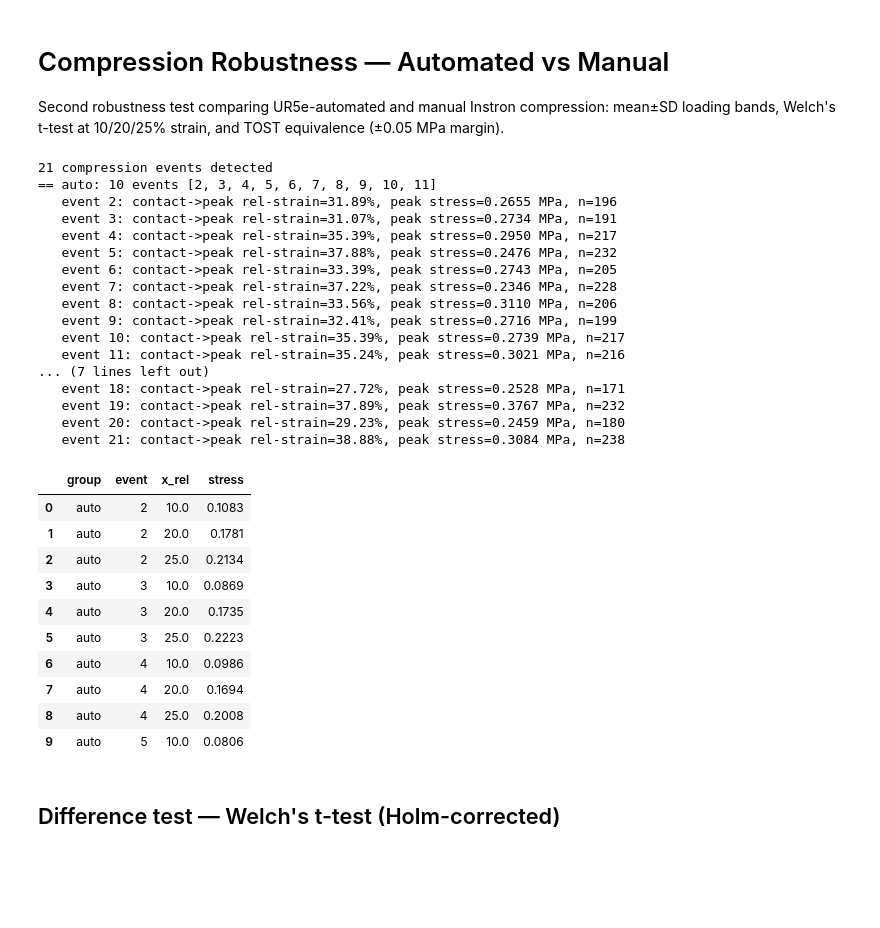
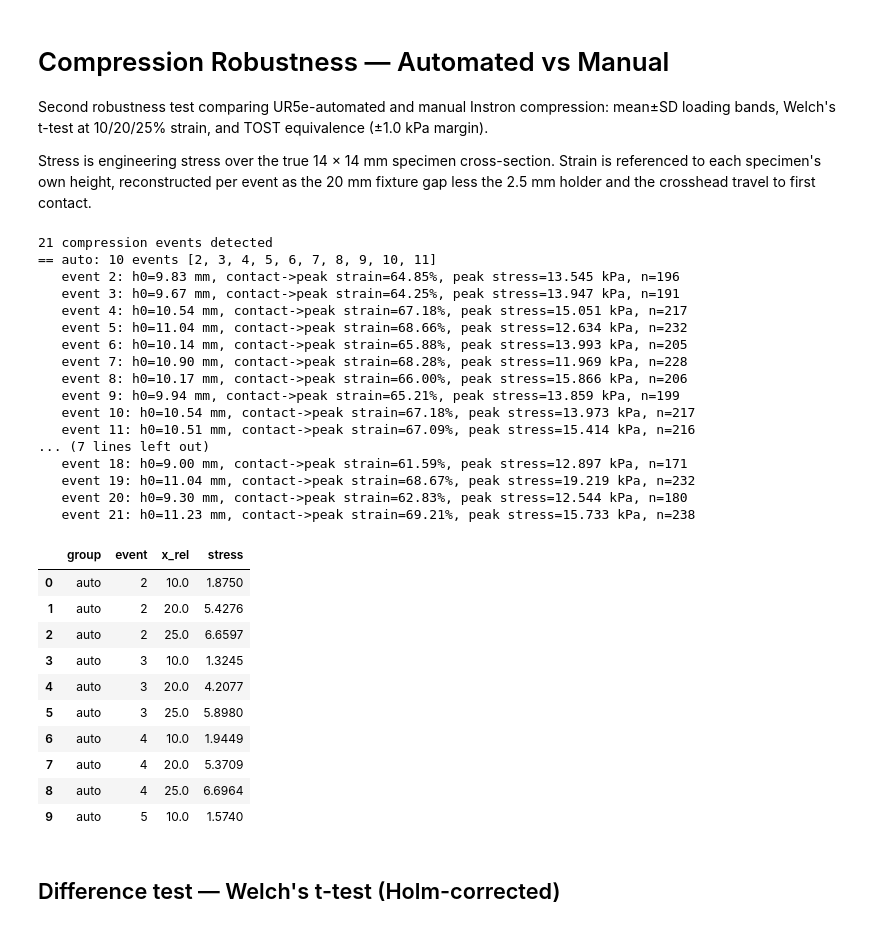
Before and after one commit to tcchung-keeponkeepingon/project_microgreen, a Jupyter notebook: 04_compression_robustness.ipynb, the cells around one changed output. Drawn from its saved outputs; the diff is of its cells as text; code cells hidden in the pictures; blank space fills up the shorter version.

```diff
--- a/04_compression_robustness.ipynb
+++ b/04_compression_robustness.ipynb
@@ -1,7 +1,9 @@
 # %% [markdown]
 # Compression Robustness — Automated vs Manual
 
-Second robustness test comparing UR5e-automated and manual Instron compression: mean±SD loading bands, Welch's t-test at 10/20/25% strain, and TOST equivalence (±0.05 MPa margin).
+Second robustness test comparing UR5e-automated and manual Instron compression: mean±SD loading bands, Welch's t-test at 10/20/25% strain, and TOST equivalence (±1.0 kPa margin).
+
+Stress is engineering stress over the true 14 × 14 mm specimen cross-section. Strain is referenced to each specimen's own height, reconstructed per event as the 20 mm fixture gap less the 2.5 mm holder and the crosshead travel to first contact.
 # %%
 %config InlineBackend.figure_formats = ['svg']
 
@@ -18,12 +20,16 @@ sys.path.insert(0, 'auto_compression')
 from parser import parse_continuous_csv
 from extraction import extract_stress_at_target
 
-DATA_CSV = Path('auto_compression/Robustness Test - Compression (Second Test)(Raw .csv')
+DATA_CSV = Path('auto_compression/Robustness Test - Compression (Second Test).csv')
 PLOT_DIR = Path('plots/compression')
 PLOT_DIR.mkdir(parents=True, exist_ok=True)
 
-CHECK_POINTS = [10.0, 20.0, 25.0]   # relative-strain check-points (%)
-TOST_DELTA   = 0.05                 # MPa equivalence margin (a priori, domain-justified)
+CHECK_POINTS = [10.0, 20.0, 25.0]   # compressive-strain check-points (%)
+TOST_DELTA   = 1.0                  # kPa equivalence margin. This is the stress
+                                    # feasibility threshold already used for the design
+                                    # space in NB01 (stress_ann_pred >= 1.0 kPa): the
+                                    # smallest stress difference this project treats as
+                                    # decision-relevant, fixed independently of these data.
 
 COLOR_AUTO   = '#E64B35'  # NPG red
 COLOR_MANUAL = '#3C5488'  # NPG blue
@@ -56,52 +62,53 @@ GROUPS = [('auto', auto_sel), ('manual', manual_sel)]
 for label, sel in GROUPS:
     print(f'== {label}: {len(sel)} events {[e.specimen_num for e in sel]}')
     for e in sel:
-        print(f'   event {e.specimen_num}: contact->peak rel-strain={e.strain.iloc[-1]:.2f}%, '
-              f'peak stress={e.stress.iloc[-1]:.4f} MPa, n={len(e.stress)}')
+        print(f'   event {e.specimen_num}: h0={e.height_mm:.2f} mm, '
+              f'contact->peak strain={e.strain.iloc[-1]:.2f}%, '
+              f'peak stress={e.stress.iloc[-1]:.3f} kPa, n={len(e.stress)}')
 # %% [output]
 21 compression events detected
 == auto: 10 events [2, 3, 4, 5, 6, 7, 8, 9, 10, 11]
-   event 2: contact->peak rel-strain=31.89%, peak stress=0.2655 MPa, n=196
-   event 3: contact->peak rel-strain=31.07%, peak stress=0.2734 MPa, n=191
-   event 4: contact->peak rel-strain=35.39%, peak stress=0.2950 MPa, n=217
-   event 5: contact->peak rel-strain=37.88%, peak stress=0.2476 MPa, n=232
-   event 6: contact->peak rel-strain=33.39%, peak stress=0.2743 MPa, n=205
-   event 7: contact->peak rel-strain=37.22%, peak stress=0.2346 MPa, n=228
-   event 8: contact->peak rel-strain=33.56%, peak stress=0.3110 MPa, n=206
-   event 9: contact->peak rel-strain=32.41%, peak stress=0.2716 MPa, n=199
-   event 10: contact->peak rel-strain=35.39%, peak stress=0.2739 MPa, n=217
-   event 11: contact->peak rel-strain=35.24%, peak stress=0.3021 MPa, n=216
+   event 2: h0=9.83 mm, contact->peak strain=64.85%, peak stress=13.545 kPa, n=196
+   event 3: h0=9.67 mm, contact->peak strain=64.25%, peak stress=13.947 kPa, n=191
+   event 4: h0=10.54 mm, contact->peak strain=67.18%, peak stress=15.051 kPa, n=217
+   event 5: h0=11.04 mm, contact->peak strain=68.66%, peak stress=12.634 kPa, n=232
+   event 6: h0=10.14 mm, contact->peak strain=65.88%, peak stress=13.993 kPa, n=205
+   event 7: h0=10.90 mm, contact->peak strain=68.28%, peak stress=11.969 kPa, n=228
+   event 8: h0=10.17 mm, contact->peak strain=66.00%, peak stress=15.866 kPa, n=206
+   event 9: h0=9.94 mm, contact->peak strain=65.21%, peak stress=13.859 kPa, n=199
+   event 10: h0=10.54 mm, contact->peak strain=67.18%, peak stress=13.973 kPa, n=217
+   event 11: h0=10.51 mm, contact->peak strain=67.09%, peak stress=15.414 kPa, n=216
 ... (7 lines left out)
-   event 18: contact->peak rel-strain=27.72%, peak stress=0.2528 MPa, n=171
-   event 19: contact->peak rel-strain=37.89%, peak stress=0.3767 MPa, n=232
-   event 20: contact->peak rel-strain=29.23%, peak stress=0.2459 MPa, n=180
-   event 21: contact->peak rel-strain=38.88%, peak stress=0.3084 MPa, n=238
+   event 18: h0=9.00 mm, contact->peak strain=61.59%, peak stress=12.897 kPa, n=171
+   event 19: h0=11.04 mm, contact->peak strain=68.67%, peak stress=19.219 kPa, n=232
+   event 20: h0=9.30 mm, contact->peak strain=62.83%, peak stress=12.544 kPa, n=180
+   event 21: h0=11.23 mm, contact->peak strain=69.21%, peak stress=15.733 kPa, n=238
 # %%
 rows = []
 for label, sel in GROUPS:
     for e in sel:
         out = extract_stress_at_target(e.strain, e.stress, start_x=0.0,
                                        x_signal=CHECK_POINTS, tolerance=0.5)
         for x in CHECK_POINTS:
             target_x, y = out[x]
             assert not np.isnan(y), (f'{label} event {e.specimen_num} could not reach '
-                                     f'{x}% rel-strain (peak {e.strain.iloc[-1]:.1f}%)')
+                                     f'{x}% strain (peak {e.strain.iloc[-1]:.1f}%)')
             rows.append({'group': label, 'event': e.specimen_num, 'x_rel': x, 'stress': y})
 
 stress_df = pd.DataFrame(rows)
 stress_df.head(10)
 # %% [output]
 |  | group | event | x_rel | stress |
-| 0 | auto | 2 | 10.0 | 0.1083 |
-| 1 | auto | 2 | 20.0 | 0.1781 |
-| 2 | auto | 2 | 25.0 | 0.2134 |
-| 3 | auto | 3 | 10.0 | 0.0869 |
-| 4 | auto | 3 | 20.0 | 0.1735 |
-| 5 | auto | 3 | 25.0 | 0.2223 |
-| 6 | auto | 4 | 10.0 | 0.0986 |
-| 7 | auto | 4 | 20.0 | 0.1694 |
-| 8 | auto | 4 | 25.0 | 0.2008 |
-| 9 | auto | 5 | 10.0 | 0.0806 |
+| 0 | auto | 2 | 10.0 | 1.8750 |
+| 1 | auto | 2 | 20.0 | 5.4276 |
+| 2 | auto | 2 | 25.0 | 6.6597 |
+| 3 | auto | 3 | 10.0 | 1.3245 |
+| 4 | auto | 3 | 20.0 | 4.2077 |
+| 5 | auto | 3 | 25.0 | 5.8980 |
+| 6 | auto | 4 | 10.0 | 1.9449 |
+| 7 | auto | 4 | 20.0 | 5.3709 |
+| 8 | auto | 4 | 25.0 | 6.6964 |
+| 9 | auto | 5 | 10.0 | 1.5740 |
 # %% [markdown]
 ## Difference test — Welch's t-test (Holm-corrected)
 # %%
```
Also changed, not shown: parts of 7 cells of this notebook, 7 other files.
